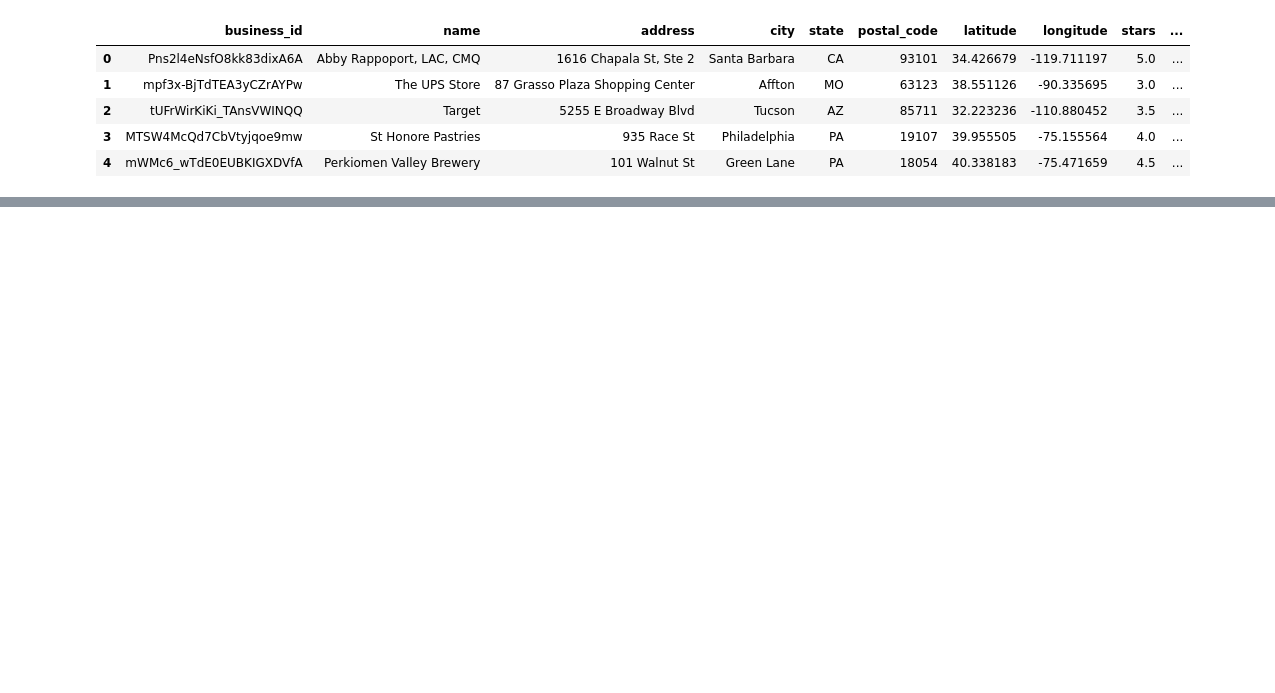
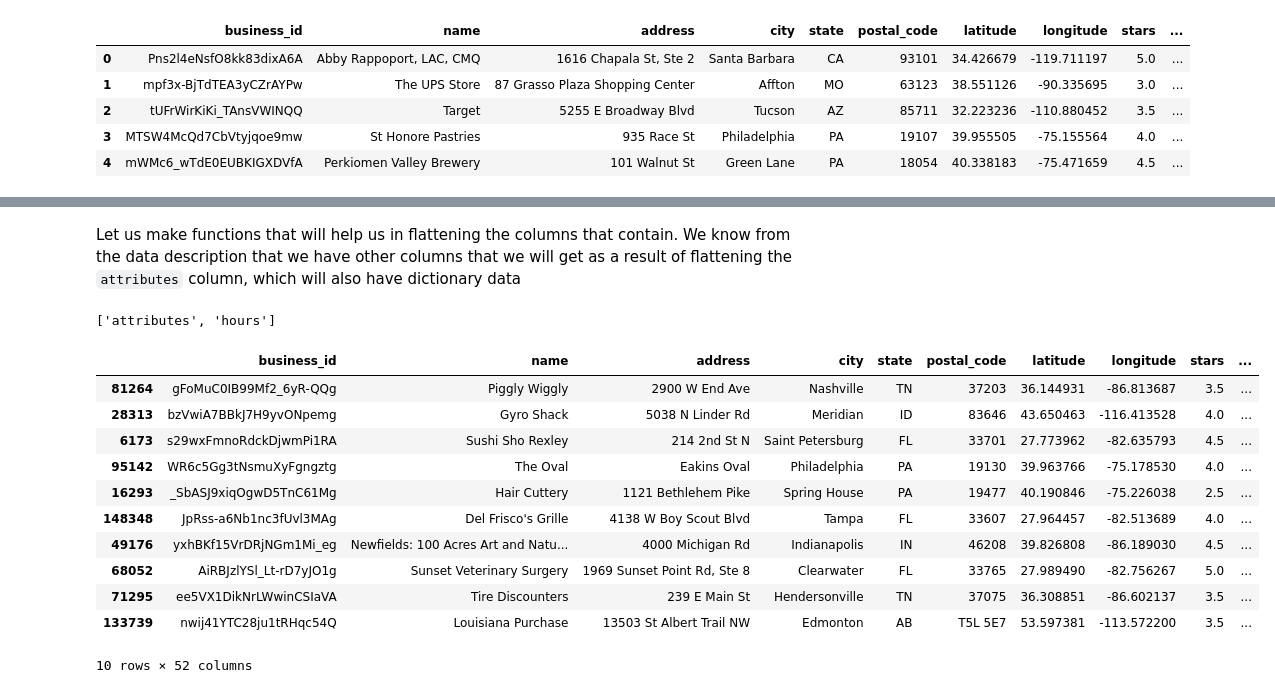
Before and after one commit to alinazir105/Explainable-Review-Intelligence, a Jupyter notebook: 01-data-ingestion.ipynb, the cells around one changed output, grey strips where cells are left out. Cells and saved outputs as stored; diff of their text form; code cells hidden in the pictures; blank space fills up the shorter version.

Commit message:
Data ingestion progress made, and dataset understanding improved

```diff
--- a/01-data-ingestion.ipynb
+++ b/01-data-ingestion.ipynb
@@ -72,0 +87,28 @@ businesses_df.head()
+# %% [markdown]
+Let us make functions that will help us in flattening the columns that contain. We know from the data description that we have other columns that we will get as a result of flattening the `attributes` column, which will also have dictionary data
+# %%
+# Normalize dict-like columns in the business dataset
+def normalize_dict(x):
+    """
+    Safely convert stringified dicts to real dicts.
+    Return empty dict for null-like values.
+    """
+    if x is None or x is np.nan:
+        # Handle None or NaN values
+        return {}
+
+    if isinstance(x, dict):
+        # If it's already a dict, return it as is
+        return x
+
+    if isinstance(x, str):
+        # Check for common null-like string values
+        if x.strip().lower() in ["none", "null", "nan", ""]:
+            return {}
+        try:
+            # Use ast.literal_eval to safely evaluate the string as a Python literal
+            return ast.literal_eval(x)
+        except Exception:
+            return {}
+
+    return {}
@@ -72,0 +120,29 @@ businesses_df.head()
+# %%
+dict_columns = [col for col in business_df.columns if has_dict(business_df[col])]
+dict_columns
+# %% [output]
+['attributes', 'hours']
+# %%
+business_df['attributes'] = business_df['attributes'].apply(normalize_dict)
+
+attributes_df = business_df['attributes'].apply(pd.Series)
+
+business_df = pd.concat(
+    [business_df.drop(columns=['attributes']), attributes_df],
+    axis=1
+)
+# %%
+business_df.sample(10)
+# %% [output]
+|  | business_id | name | address | city | state | postal_code | latitude | longitude | stars | ... |
+| 81264 | gFoMuC0IB99Mf2_6yR-QQg | Piggly Wiggly | 2900 W End Ave | Nashville | TN | 37203 | 36.144931 | -86.813687 | 3.5 | ... |
+| 28313 | bzVwiA7BBkJ7H9yvONpemg | Gyro Shack | 5038 N Linder Rd | Meridian | ID | 83646 | 43.650463 | -116.413528 | 4.0 | ... |
+| 6173 | s29wxFmnoRdckDjwmPi1RA | Sushi Sho Rexley | 214 2nd St N | Saint Petersburg | FL | 33701 | 27.773962 | -82.635793 | 4.5 | ... |
+| 95142 | WR6c5Gg3tNsmuXyFgngztg | The Oval | Eakins Oval | Philadelphia | PA | 19130 | 39.963766 | -75.178530 | 4.0 | ... |
+| 16293 | _SbASJ9xiqOgwD5TnC61Mg | Hair Cuttery | 1121 Bethlehem Pike | Spring House | PA | 19477 | 40.190846 | -75.226038 | 2.5 | ... |
+| 148348 | JpRss-a6Nb1nc3fUvl3MAg | Del Frisco's Grille | 4138 W Boy Scout Blvd | Tampa | FL | 33607 | 27.964457 | -82.513689 | 4.0 | ... |
+| 49176 | yxhBKf15VrDRjNGm1Mi_eg | Newfields: 100 Acres Art and Natu... | 4000 Michigan Rd | Indianapolis | IN | 46208 | 39.826808 | -86.189030 | 4.5 | ... |
+| 68052 | AiRBJzlYSl_Lt-rD7yJO1g | Sunset Veterinary Surgery | 1969 Sunset Point Rd, Ste 8 | Clearwater | FL | 33765 | 27.989490 | -82.756267 | 5.0 | ... |
+| 71295 | ee5VX1DikNrLWwinCSIaVA | Tire Discounters | 239 E Main St | Hendersonville | TN | 37075 | 36.308851 | -86.602137 | 3.5 | ... |
+| 133739 | nwij41YTC28ju1tRHqc54Q | Louisiana Purchase | 13503 St Albert Trail NW | Edmonton | AB | T5L 5E7 | 53.597381 | -113.572200 | 3.5 | ... |
+10 rows × 52 columns
```
Also changed, not shown: parts of 36 cells of this notebook, 1 other file.
